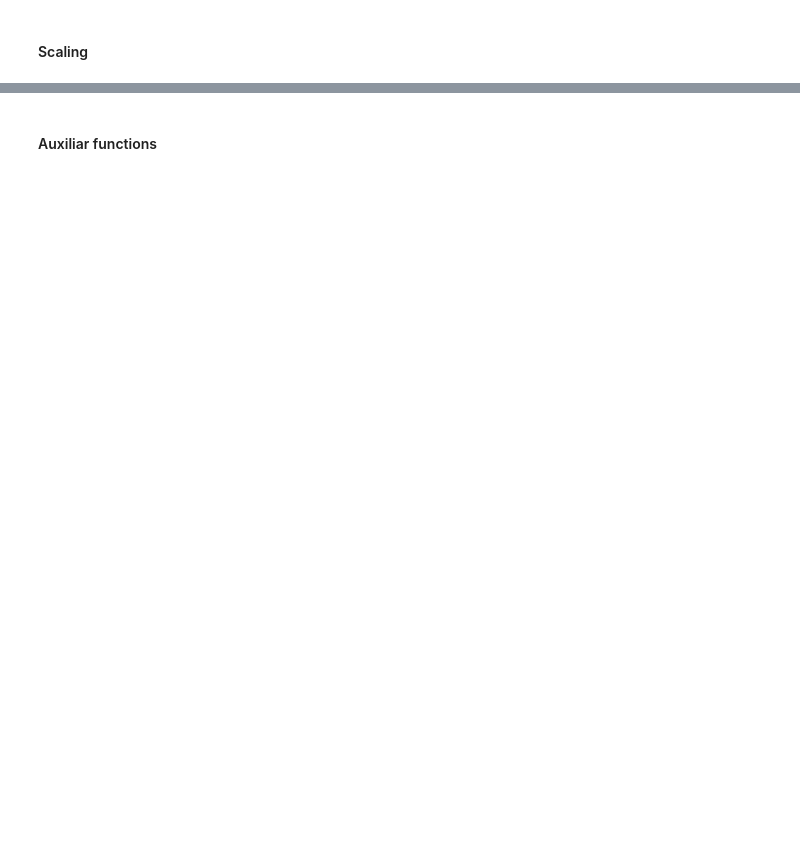
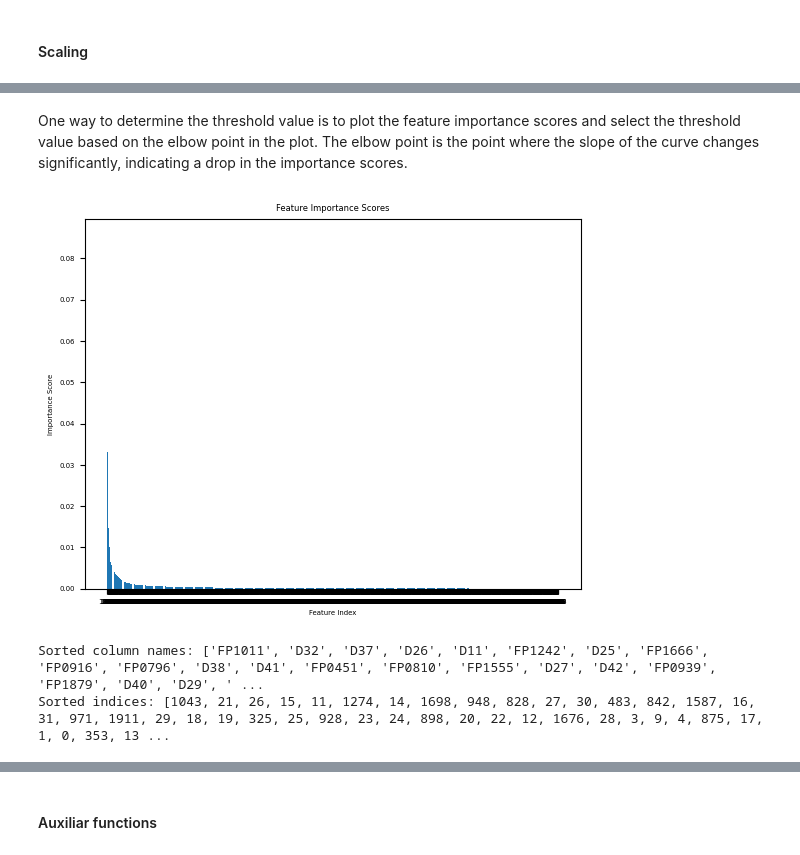
Before and after one commit to bodeborder/fcul-machine-learning, a Jupyter notebook: 3trabalho/AA_3rd_HomeAssignment_G33.ipynb, the cells around one changed output, grey strips where cells are left out. Drawn from its saved outputs; the diff is of its cells as text; code cells hidden in the pictures; blank space fills up the shorter version.

```diff
--- a/3trabalho/AA_3rd_HomeAssignment_G33.ipynb
+++ b/3trabalho/AA_3rd_HomeAssignment_G33.ipynb
@@ -716,0 +840,2 @@ y_test.info()
+# %% [markdown]
+One way to determine the threshold value is to plot the feature importance scores and select the threshold value based on the elbow point in the plot. The elbow point is the point where the slope of the curve changes significantly, indicating a drop in the importance scores.
@@ -716,0 +893,7 @@ y_test.info()
+# %%
+#All the data
+indices = elbow_point (df_X_train_scaled,df_y_train)
+# %% [output]
+[figure, added]
+Sorted column names: ['FP1011', 'D32', 'D37', 'D26', 'D11', 'FP1242', 'D25', 'FP1666', 'FP0916', 'FP0796', 'D38', 'D41', 'FP0451', 'FP0810', 'FP1555', 'D27', 'D42', 'FP0939', 'FP1879', 'D40', 'D29', ' ...
+Sorted indices: [1043, 21, 26, 15, 11, 1274, 14, 1698, 948, 828, 27, 30, 483, 842, 1587, 16, 31, 971, 1911, 29, 18, 19, 325, 25, 928, 23, 24, 898, 20, 22, 12, 1676, 28, 3, 9, 4, 875, 17, 1, 0, 353, 13 ...
```
Also changed, not shown: parts of 63 cells of this notebook, 5 other files.
